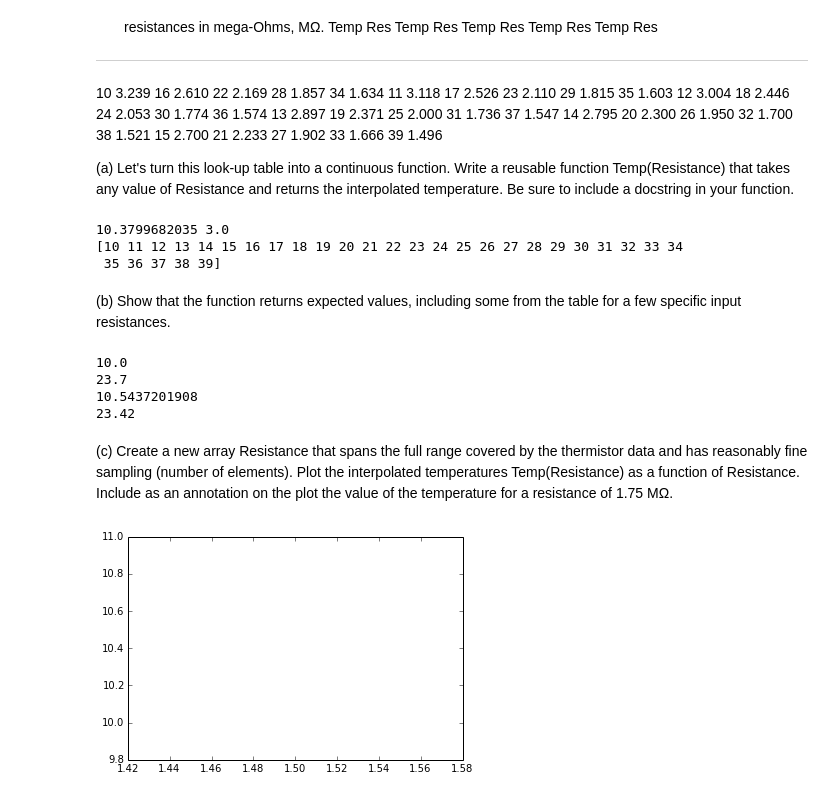
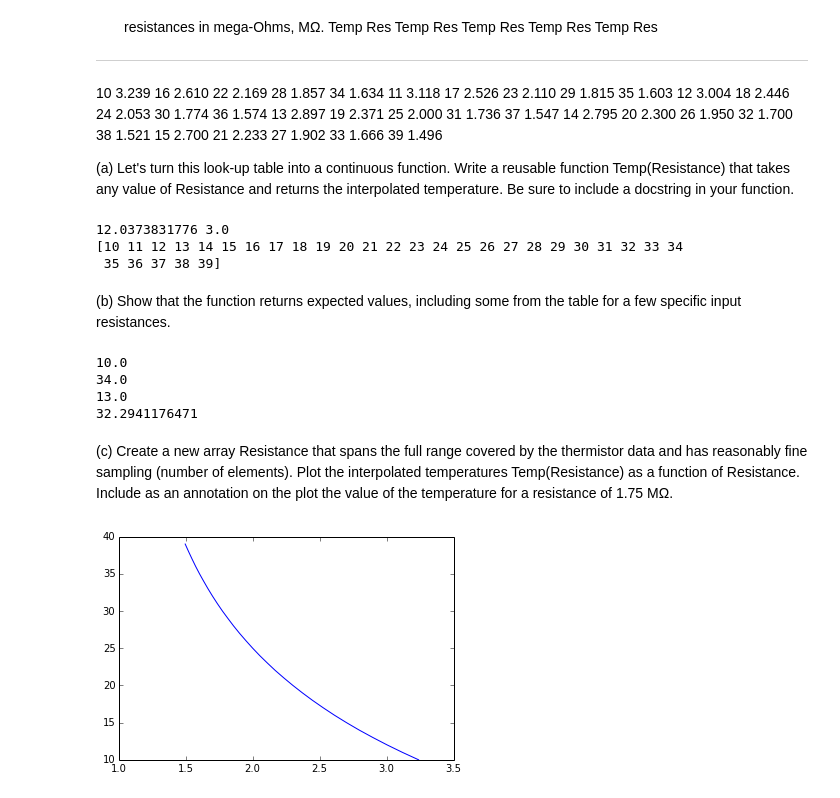
Before and after one commit to jjma3426/PHYS202-S14, a Jupyter notebook: SciPy/InterpolationExercises.ipynb, the cells around one changed output. Drawn from its saved outputs; the diff is of its cells as text; code cells hidden in the pictures.

```diff
--- a/SciPy/InterpolationExercises.ipynb
+++ b/SciPy/InterpolationExercises.ipynb
@@ -53,7 +51,7 @@ import numpy as np
 from random import randint
 
 temp = np.arange(10,40)
-res = [3.239, 2.610, 2.169, 1.857, 1.634, 3.118, 2.526, 2.110, 1.815, 1.603, 3.004, 2.446, 2.053, 1.774, 1.574, 2.897, 2.371, 2.000, 1.736, 1.547, 2.795, 2.300, 1.950, 1.700, 1.521, 2.700, 2.233, 1.902, 1.666, 1.496]
+res = [3.239, 3.118, 3.004,  2.897, 2.795,  2.700, 2.610, 2.526, 2.446, 2.371,  2.300,  2.233,  2.169, 2.110,  2.053,  2.000,  1.950, 1.902, 1.857, 1.815,  1.774, 1.736,  1.700, 1.666,  1.634, 1.603, 1.574, 1.547,  1.521,  1.496]
 #resvalue = randint(1,3)
 resvalue = 3.
 from scipy.interpolate import interp1d
@@ -64,7 +62,7 @@ new_temp = newf(resvalue)
 print new_temp, resvalue
 print temp
 # %% [output]
-10.3799682035 3.0
+12.0373831776 3.0
 [10 11 12 13 14 15 16 17 18 19 20 21 22 23 24 25 26 27 28 29 30 31 32 33 34
  35 36 37 38 39]
 # %% [markdown]
@@ -76,17 +74,17 @@ print newf(2.897)
 print newf(1.690)
 # %% [output]
 10.0
-23.7
-10.5437201908
-23.42
+34.0
+13.0
+32.2941176471
 # %% [markdown]
 (c) Create a new array Resistance that spans the full range covered by the thermistor data and has reasonably fine sampling (number of elements). Plot the interpolated temperatures Temp(Resistance) as a function of Resistance. Include as an annotation on the plot the value of the temperature for a resistance of 1.75 MΩ.
 # %%
 new_arr_res = np.arange(1.496, 3.239, 30)
 newf = interp1d(res[::-1], temp[::-1])
 new_temp = newf(resvalue)
 
-plt.plot(new_arr_res, new_temp ,'g')
+plt.plot( res, temp, new_arr_res,  new_temp ,'g')
 plt.show()
 # %% [output]
-[figure, old version]
+[figure, new version]
```
Also changed, not shown: parts of 1 cell of this notebook, 3 other files.
